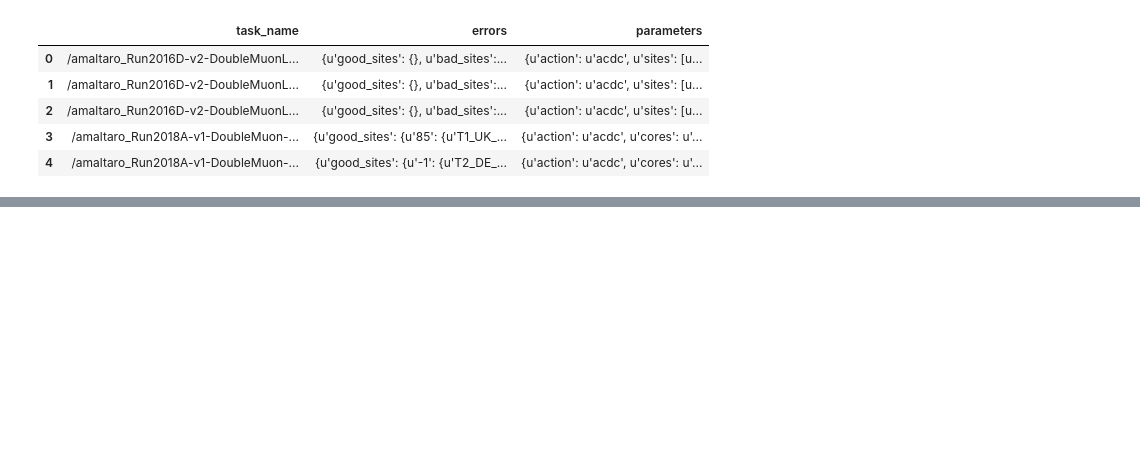
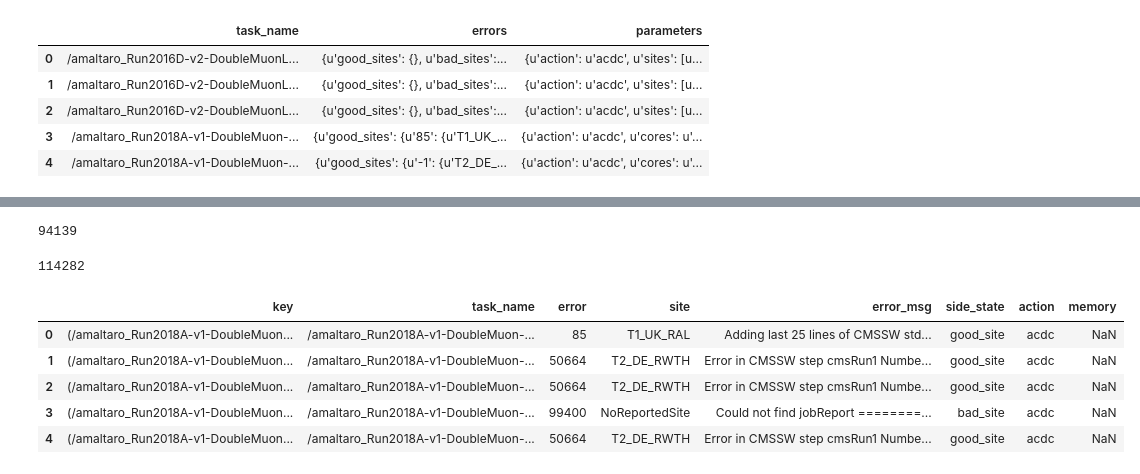
Before and after one commit to llayer/AIErrorLogAnalysis, a Jupyter notebook: spark/create_actionshistory_keys.ipynb, the cells around one changed output, grey strips where cells are left out. Cells and saved outputs as stored; diff of their text form; code cells hidden in the pictures; blank space fills up the shorter version.

```diff
--- a/spark/create_actionshistory_keys.ipynb
+++ b/spark/create_actionshistory_keys.ipynb
@@ -73,0 +149,2 @@ print len(keys)
+# %%
+df_msg = pd.read_csv('/eos/user/l/llayer/AIErrorHandling/df_error_msg_exitcodes.csv')
@@ -73,0 +170,17 @@ print len(keys)
+# %%
+len(df_msg)
+# %% [output]
+94139
+# %%
+len(df)
+# %% [output]
+114282
+# %%
+df.head()
+# %% [output]
+|  | key | task_name | error | site | error_msg | side_state | action | memory |
+| 0 | (/amaltaro_Run2018A-v1-DoubleMuon... | /amaltaro_Run2018A-v1-DoubleMuon-... | 85 | T1_UK_RAL | Adding last 25 lines of CMSSW std... | good_site | acdc | NaN |
+| 1 | (/amaltaro_Run2018A-v1-DoubleMuon... | /amaltaro_Run2018A-v1-DoubleMuon-... | 50664 | T2_DE_RWTH | Error in CMSSW step cmsRun1 Numbe... | good_site | acdc | NaN |
+| 2 | (/amaltaro_Run2018A-v1-DoubleMuon... | /amaltaro_Run2018A-v1-DoubleMuon-... | 50664 | T2_DE_RWTH | Error in CMSSW step cmsRun1 Numbe... | good_site | acdc | NaN |
+| 3 | (/amaltaro_Run2018A-v1-DoubleMuon... | /amaltaro_Run2018A-v1-DoubleMuon-... | 99400 | NoReportedSite | Could not find jobReport ========... | bad_site | acdc | NaN |
+| 4 | (/amaltaro_Run2018A-v1-DoubleMuon... | /amaltaro_Run2018A-v1-DoubleMuon-... | 50664 | T2_DE_RWTH | Error in CMSSW step cmsRun1 Numbe... | good_site | acdc | NaN |
```
Also changed, not shown: parts of 27 cells of this notebook, 1 other file.
